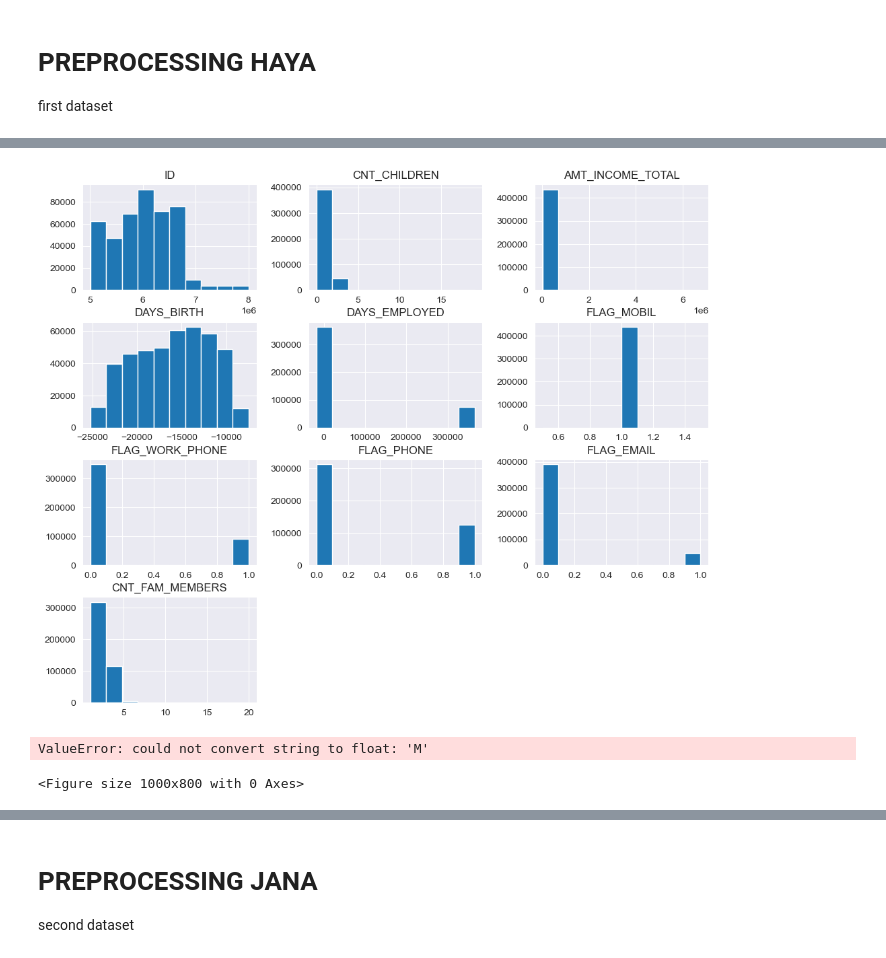
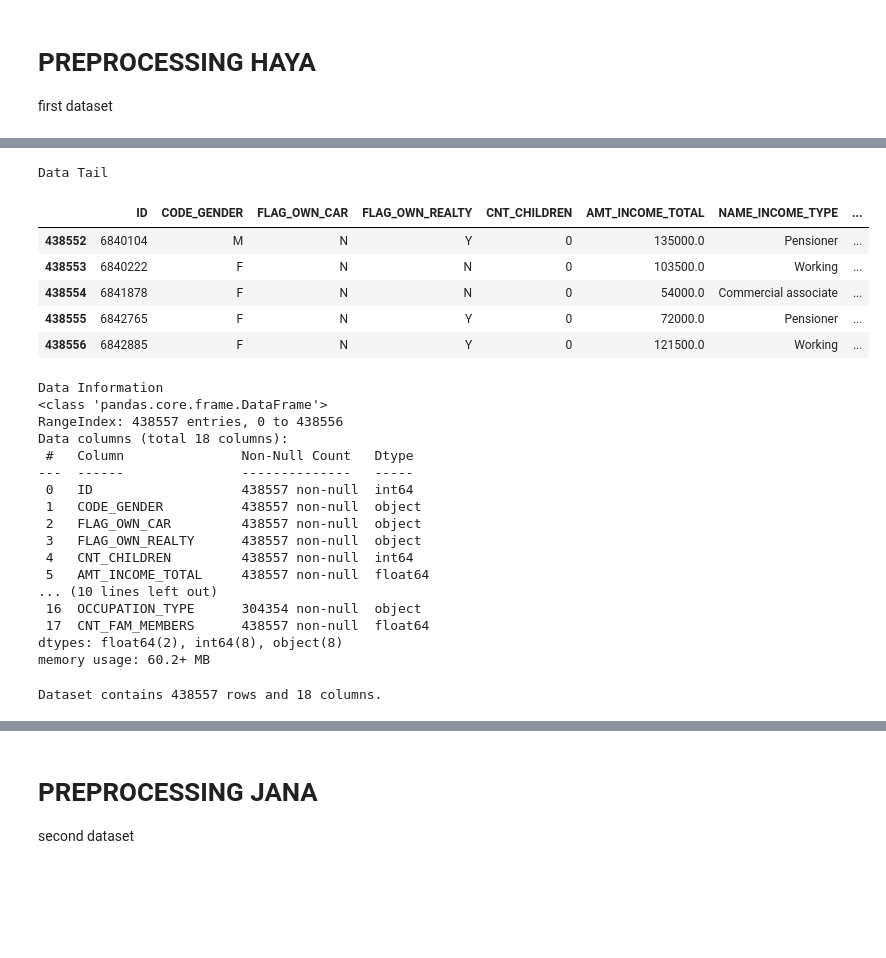
Before and after one commit to hayawalid/Credit-Card-Approval-Prediction, a Jupyter notebook: preprocessing.ipynb, the cells around one changed output, grey strips where cells are left out. Drawn from its saved outputs; the diff is of its cells as text; code cells hidden in the pictures; blank space fills up the shorter version.

```diff
--- a/preprocessing.ipynb
+++ b/preprocessing.ipynb
@@ -45,41 +25,36 @@ max         1.000000        20.000000
 # %%
-# Visualizing the distribution of numerical features
-df.hist(figsize=(12, 10))
-plt.show()
-
-# Correlation heatmap to check relationships between features
-plt.figure(figsize=(10, 8))
-sns.heatmap(df.corr(), annot=True, cmap='coolwarm')
-plt.show()
-
-# Distribution of categorical features
-categorical_cols = df.select_dtypes(include=['object']).columns
-for col in categorical_cols:
-    plt.figure(figsize=(8, 6))
-    sns.countplot(data=df, x=col)
-    plt.show()
+print('Data Tail')
+df.tail()
 # %% [output]
-[figure, removed]
-ValueError: could not convert string to float: 'M'
+Data Tail
-<Figure size 1000x800 with 0 Axes>
+|  | ID | CODE_GENDER | FLAG_OWN_CAR | FLAG_OWN_REALTY | CNT_CHILDREN | AMT_INCOME_TOTAL | NAME_INCOME_TYPE | ... |
+| 438552 | 6840104 | M | N | Y | 0 | 135000.0 | Pensioner | ... |
+| 438553 | 6840222 | F | N | N | 0 | 103500.0 | Working | ... |
+| 438554 | 6841878 | F | N | N | 0 | 54000.0 | Commercial associate | ... |
+| 438555 | 6842765 | F | N | Y | 0 | 72000.0 | Pensioner | ... |
+| 438556 | 6842885 | F | N | Y | 0 | 121500.0 | Working | ... |
 # %%
-# Fill missing values in numerical columns with the median
-numerical_cols = df.select_dtypes(include=[np.number]).columns
-df[numerical_cols] = df[numerical_cols].fillna(df[numerical_cols].median())
-
-# Fill missing values in categorical columns with the mode or 'Unknown'
-categorical_cols = df.select_dtypes(include=['object']).columns
-for col in categorical_cols:
-    df[col] = df[col].fillna(df[col].mode()[0])
+print('Data Information')
+df.info()
+# %% [output]
+Data Information
+<class 'pandas.core.frame.DataFrame'>
+RangeIndex: 438557 entries, 0 to 438556
+Data columns (total 18 columns):
+ #   Column               Non-Null Count   Dtype
+---  ------               --------------   -----
+ 0   ID                   438557 non-null  int64
+ 1   CODE_GENDER          438557 non-null  object
+ 2   FLAG_OWN_CAR         438557 non-null  object
+ 3   FLAG_OWN_REALTY      438557 non-null  object
+ 4   CNT_CHILDREN         438557 non-null  int64
+ 5   AMT_INCOME_TOTAL     438557 non-null  float64
+... (10 lines left out)
+ 16  OCCUPATION_TYPE      304354 non-null  object
+ 17  CNT_FAM_MEMBERS      438557 non-null  float64
+dtypes: float64(2), int64(8), object(8)
+memory usage: 60.2+ MB
 # %%
-# Using the IQR method to detect and remove outliers for numerical columns
-Q1 = df[numerical_cols].quantile(0.25)
-Q3 = df[numerical_cols].quantile(0.75)
-IQR = Q3 - Q1
-
-# Define upper and lower bounds to remove outliers
-lower_bound = Q1 - 1.5 * IQR
-upper_bound = Q3 + 1.5 * IQR
-
-# Remove rows with outliers
-df = df[~((df[numerical_cols] < lower_bound) | (df[numerical_cols] > upper_bound)).any(axis=1)]
+print(f"Dataset contains {df.shape[0]} rows and {df.shape[1]} columns.")
+# %% [output]
+Dataset contains 438557 rows and 18 columns.
```
Also changed, not shown: parts of 10 cells of this notebook, 4 other files.
